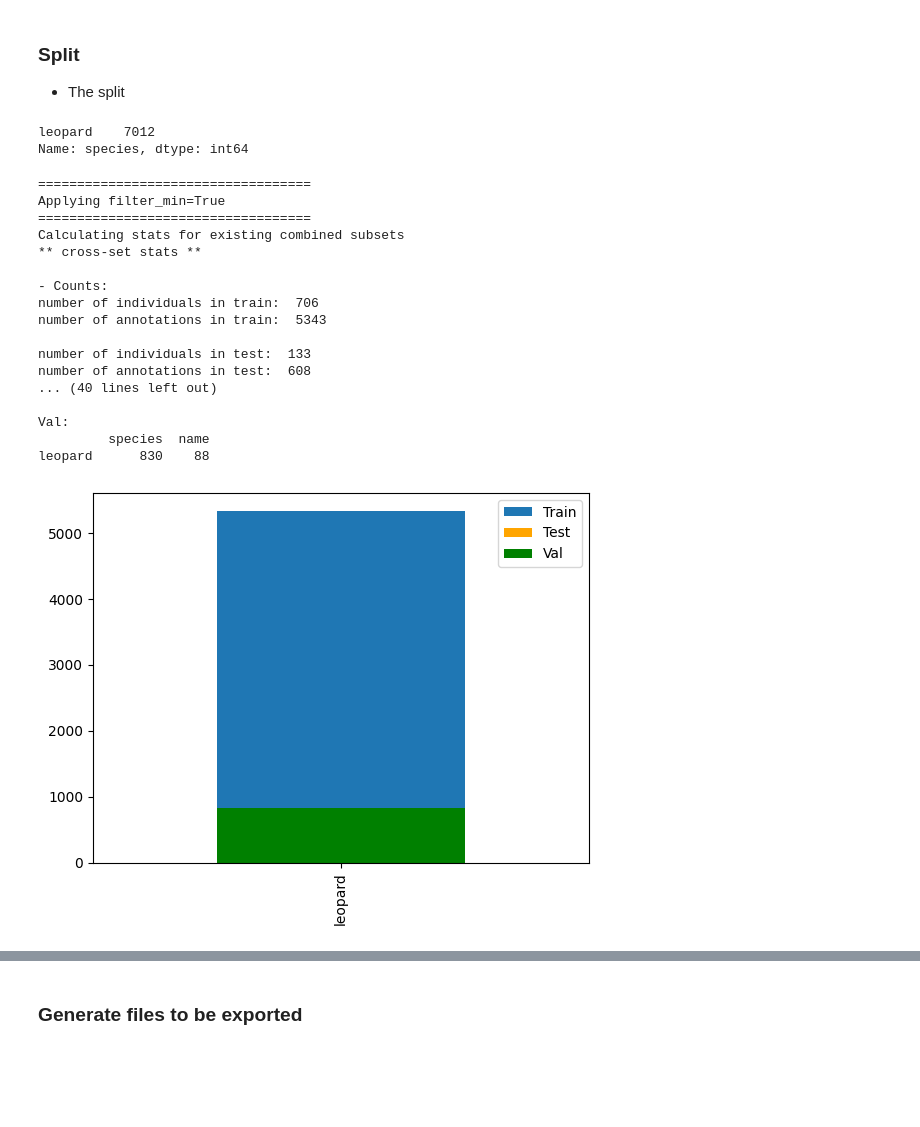
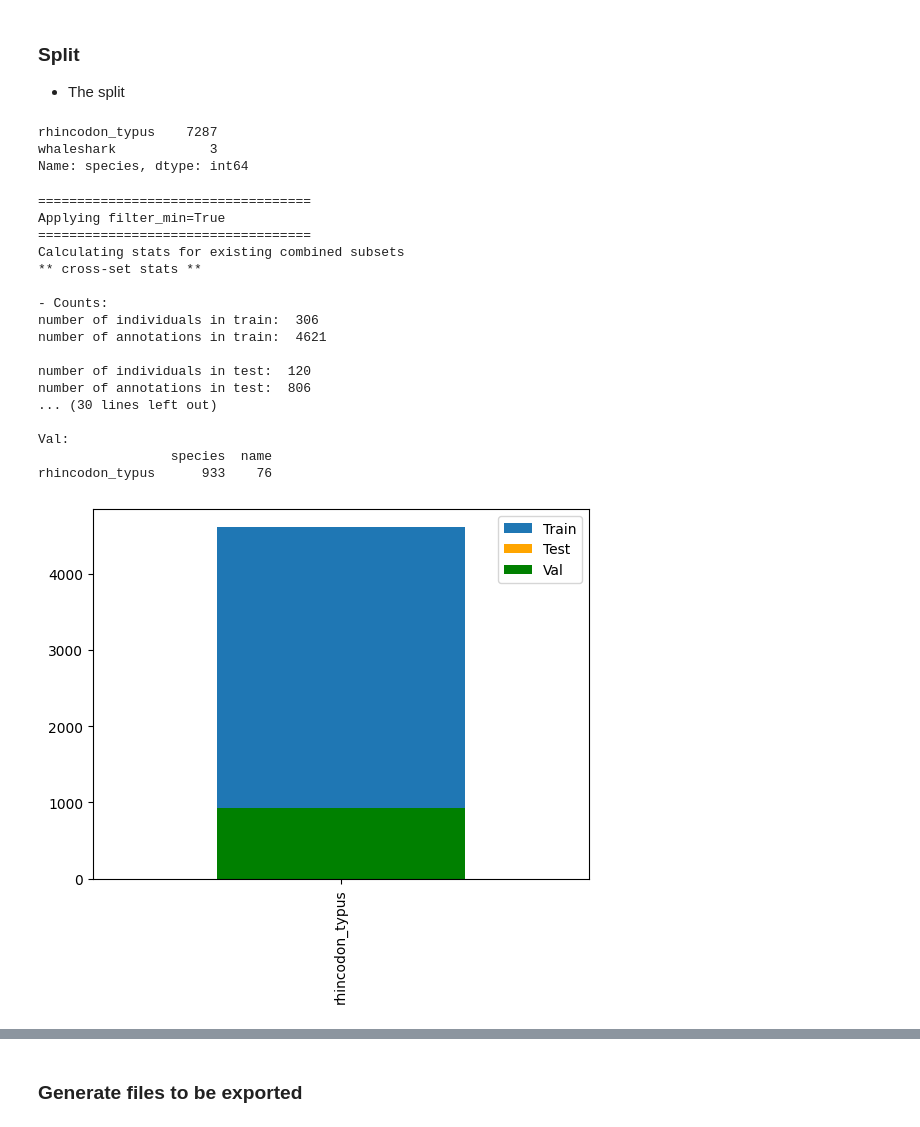
Before and after one commit to WildMeOrg/lca, a Jupyter notebook: data/EDA_split_data.ipynb, the cells around one changed output, grey strips where cells are left out. Cells and saved outputs as stored; diff of their text form; code cells hidden in the pictures; blank space fills up the shorter version.

Commit message:
updated split function

```diff
--- a/data/EDA_split_data.ipynb
+++ b/data/EDA_split_data.ipynb
@@ -24,12 +24,13 @@ from config import config
 # %% [markdown]
 ### Load data
 # %%
-species = "leopard"
-config = config(species)
+species = "whaleshark"
+config = cfg(species)
 
 train_anno_path = config["train_anno_path"]
 val_anno_path = config["val_anno_path"]
 test_anno_path = config["test_anno_path"]
+
 
 train_images_dir = config["train_images_dir"]
 
@@ -53,7 +54,6 @@ dfi_test = pd.DataFrame(test_data['images'])
 dfa = pd.concat([dfa_train, dfa_val, dfa_test])
 dfi = pd.concat([dfi_train, dfi_val, dfi_test])
 
-dfa = assign_viewpoints(dfa, excluded_viewpoints)
 
 
 df = dfa.merge(dfi, left_on='image_id', right_on='id')
@@ -84,8 +84,13 @@ df['species'].value_counts().plot(kind='barh')
 # Filter by csv. Support multiple files
 
 csv_folder = config['csv_folder']
+# names=['annotation_uuid', 'species', 'viewpoint', 'name_uuid', 'name', 'date']
+names = ['annotation_uuid', 'viewpoint']
+merge_cols = ['annotation_uuid', 'viewpoint']
 
-df = filter_by_csv(df, csv_folder)
+df = filter_by_csv(df, csv_folder, names=names, merge_cols=merge_cols)
+
+df = assign_viewpoints(df, excluded_viewpoints)
 # %%
 print(len(df))
 df['species'].value_counts().plot(kind='barh')
@@ -114,31 +120,32 @@ from split import split_df
 # %%
 df['species'].value_counts()
 # %% [output]
-leopard    7012
+rhincodon_typus    7287
+whaleshark            3
 Name: species, dtype: int64
 # %%
 ### Split second part separately
 
-df_tr, df_val, df_te = split_df(df, sgkf_n_splits=8, skf_n_splits=8, random_state=0, filter_min_max=True)
+df_tr, df_val, df_te = split_df(df, sgkf_n_splits=5, skf_n_splits=13, random_state=0, filter_min_max=True)
 # %% [output]
 ===================================
 Applying filter_min=True
 ===================================
 Calculating stats for existing combined subsets
 ** cross-set stats **
 
 - Counts:
-number of individuals in train:  706
-number of annotations in train:  5343
+number of individuals in train:  306
+number of annotations in train:  4621
 
-number of individuals in test:  133
-number of annotations in test:  608
-... (40 lines left out)
+number of individuals in test:  120
+number of annotations in test:  806
+... (30 lines left out)
 
 Val:
-         species  name
-leopard      830    88
+                 species  name
+rhincodon_typus      933    76
-[figure, old version]
+[figure, new version]
 # %%
 
 fig, axes = plt.subplots(1, 3, figsize=(15, 5))
```
Also changed, not shown: parts of 8 cells of this notebook, 4 other files.
